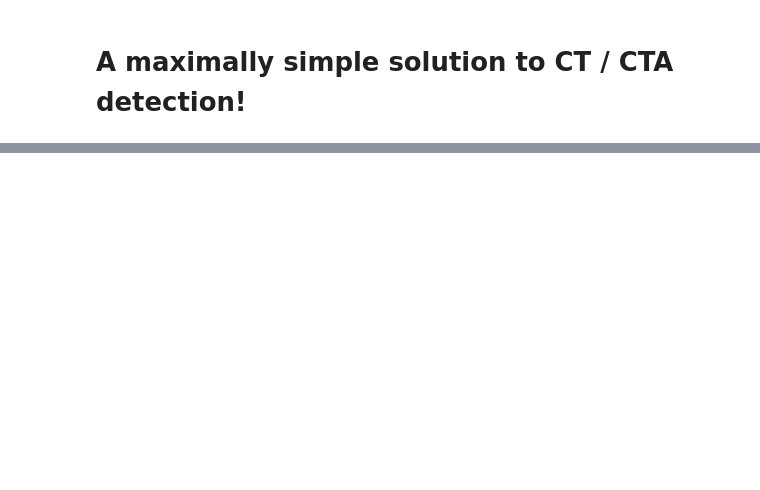
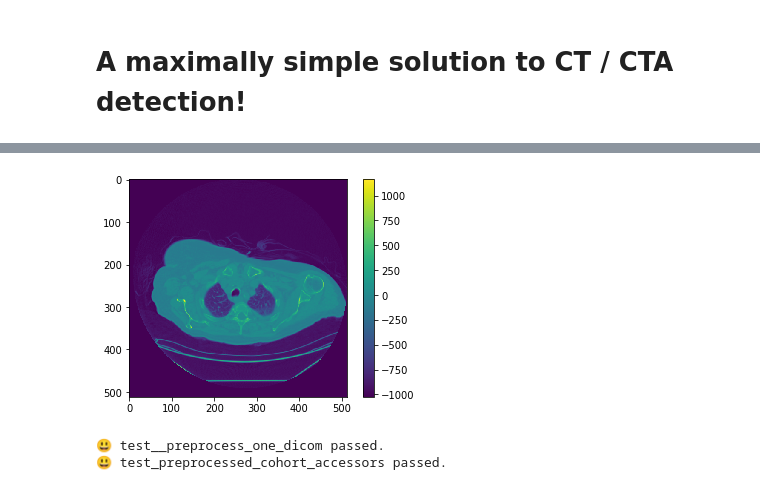
Before and after one commit to danielphil/kaggle_ctmi, a Jupyter notebook: kaggle_ctmi_simple.ipynb, the cells around one changed output, grey strips where cells are left out. Cells and saved outputs as stored; diff of their text form; code cells hidden in the pictures; blank space fills up the shorter version.

```diff
--- a/kaggle_ctmi_simple.ipynb
+++ b/kaggle_ctmi_simple.ipynb
@@ -11,6 +12,7 @@ import os
 from glob import glob
 # %%
 DICOM_PATH = 'data/dicom_dir/'
+SMILY = u'\U0001F603'
 # %%
 class Cohort(object):
     """
@@ -123,0 +166,64 @@ show_images()
+# %%
+class PreprocessedCohort(object):
+    """
+    Represents cohort of data with basic pre-procession applied.  For example, deal with padding,
+    conversion to Hounsfield etc.  At this stage we are no longer concerned with file formats, directories
+    etc.
+    """
+    def __init__(self, cohort):
+        dicoms = cohort.dicoms
+
+        self.size = cohort.size
+        self.ids = cohort.ids
+        self.groundtruth = cohort.groundtruth
+        self._preprocessed_images = [PreprocessedCohort._preprocess_one_dicom(dcm) for dcm in cohort.dicoms]
+
+    @staticmethod
+    def _preprocess_one_dicom(dcm):
+        """ Return a nicely normalised numpy float32 image """
+        raw_image = dcm.pixel_array
+        padding = dcm.data_element('PixelPaddingValue').value if 'PixelPaddingValue' in dcm else None
+        # print(raw_image.dtype)
+        slope = dcm.data_element('RescaleSlope').value
+        intercept = dcm.data_element('RescaleIntercept').value
+
+        image = np.array(raw_image, dtype=np.float32)
+        image = image * slope + intercept
+        image = np.array(image, dtype=np.float32)
+
+        # It seems that padding value lies!  So we'll just clamp image values and hope for the best!
+        # print("Image (min,max) = (%6.1f, %6.1f)" % (np.min(image), np.max(image)))
+        image[image <= -1024.0] = -1024.0
+        image[image >= 2000.0] = 2000.0
+
+        assert np.min(image) >= -1024.0
+        assert np.max(image) <= 2000.0
+
+        return image
+
+
+    @property
+    def images(self):
+        """ Lazily apply normalisation """
+        return self._preprocessed_images
+
+def test__preprocess_one_dicom():
+    cohort = Cohort()
+    dcm1 = cohort.dicoms[0]
+    image = PreprocessedCohort._preprocess_one_dicom(dcm1)
+    plt.imshow(image)
+    plt.colorbar()
+    plt.show()
+    print(SMILY, "test__preprocess_one_dicom passed.")
+
+def test_preprocessed_cohort_accessors():
+    ppch = PreprocessedCohort(Cohort())
+    assert len(ppch.images) == len(ppch.ids) == len(ppch.groundtruth) == ppch.size
+    print(SMILY, "test_preprocessed_cohort_accessors passed.")
+
+test__preprocess_one_dicom()
+test_preprocessed_cohort_accessors()
+# %% [output]
+[figure, added]
+😃 test__preprocess_one_dicom passed.
+😃 test_preprocessed_cohort_accessors passed.
```
Also changed, not shown: parts of 6 cells of this notebook, 1 other file.
